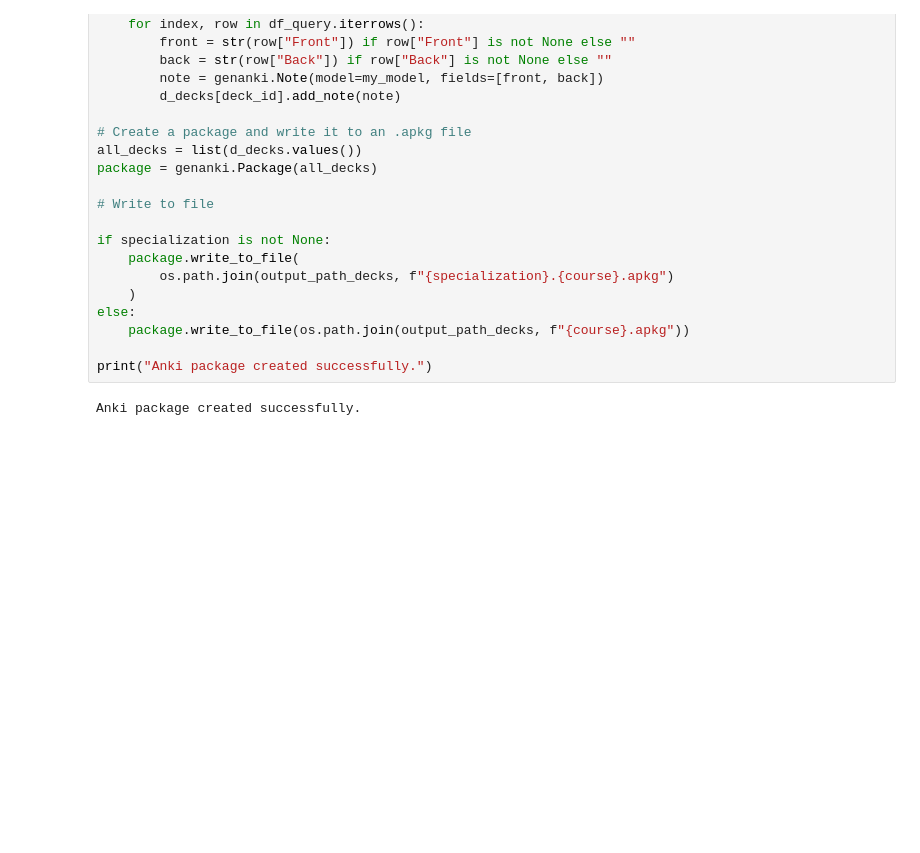
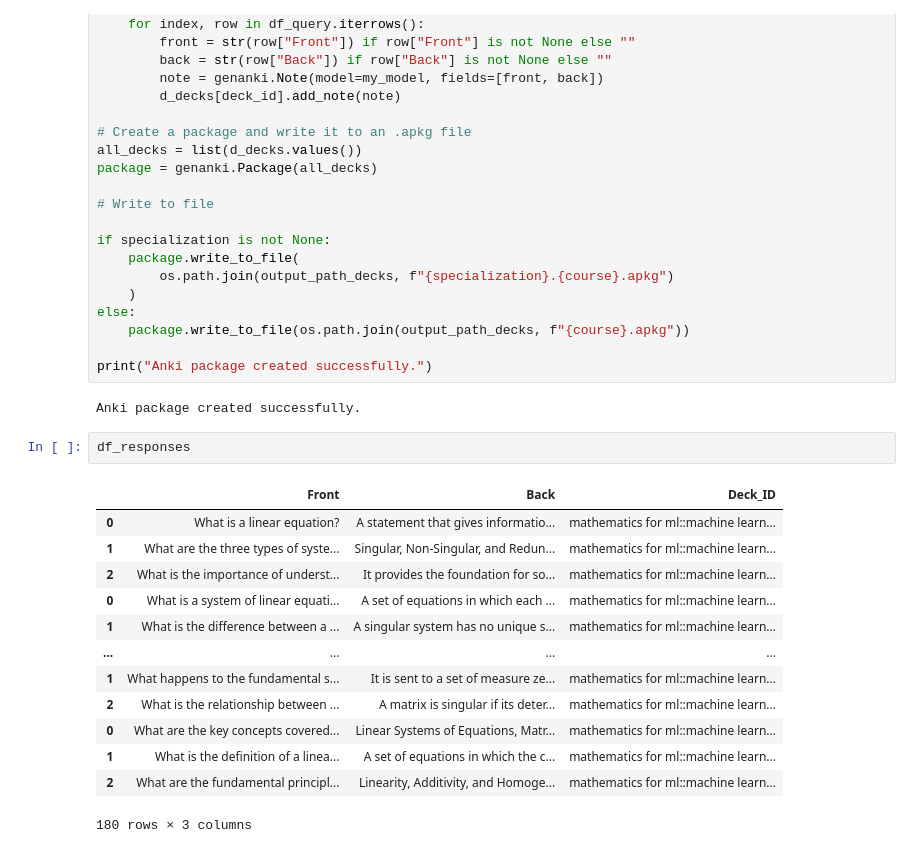
Before and after one commit to 00dylan00/AnkiLLMFlashcards, a Jupyter notebook: notebooks/read_write_questions.ipynb, the cells around one changed output. Saved outputs shown, nothing was run; the diff lists cells and outputs as text; blank space fills up the shorter version.

```diff
--- a/notebooks/read_write_questions.ipynb
+++ b/notebooks/read_write_questions.ipynb
@@ -572,3 +562,19 @@ else:
 print("Anki package created successfully.")
 # %% [output]
 Anki package created successfully.
+# %%
+df_responses
+# %% [output]
+|  | Front | Back | Deck_ID |
+| 0 | What is a linear equation? | A statement that gives informatio... | mathematics for ml::machine learn... |
+| 1 | What are the three types of syste... | Singular, Non-Singular, and Redun... | mathematics for ml::machine learn... |
+| 2 | What is the importance of underst... | It provides the foundation for so... | mathematics for ml::machine learn... |
+| 0 | What is a system of linear equati... | A set of equations in which each ... | mathematics for ml::machine learn... |
+| 1 | What is the difference between a ... | A singular system has no unique s... | mathematics for ml::machine learn... |
+| ... | ... | ... | ... |
+| 1 | What happens to the fundamental s... | It is sent to a set of measure ze... | mathematics for ml::machine learn... |
+| 2 | What is the relationship between ... | A matrix is singular if its deter... | mathematics for ml::machine learn... |
+| 0 | What are the key concepts covered... | Linear Systems of Equations, Matr... | mathematics for ml::machine learn... |
+| 1 | What is the definition of a linea... | A set of equations in which the c... | mathematics for ml::machine learn... |
+| 2 | What are the fundamental principl... | Linearity, Additivity, and Homoge... | mathematics for ml::machine learn... |
+180 rows × 3 columns
```
Also changed, not shown: parts of 2 cells of this notebook.
